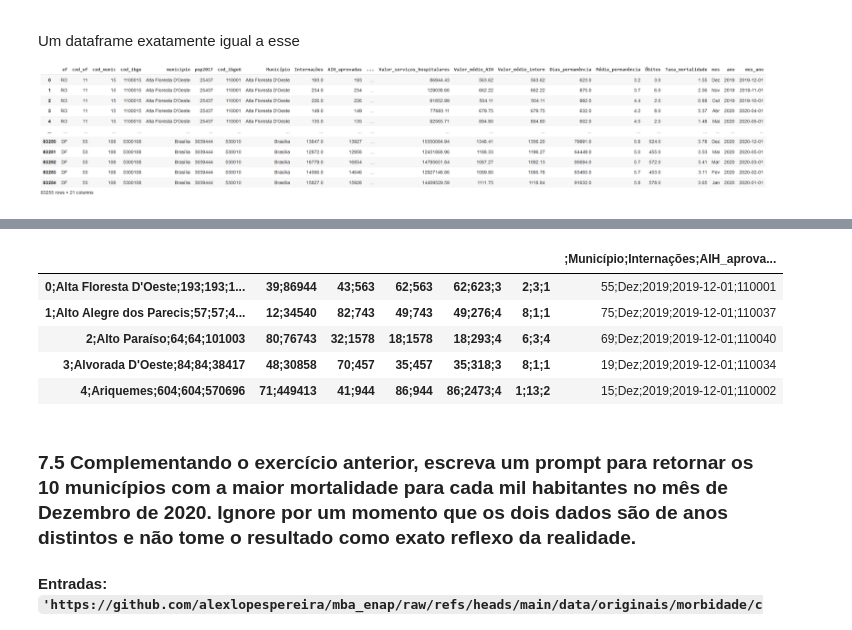
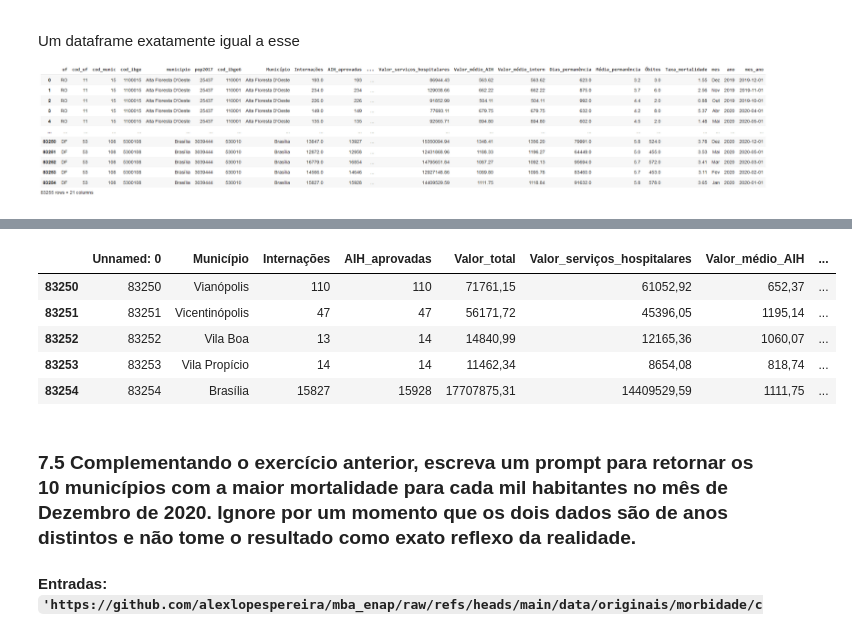
Before and after one commit to sebavassou/aula001py_mba, a Jupyter notebook: Exercicios/Aula7_Exercicio.ipynb, the cells around one changed output, grey strips where cells are left out. Cells and saved outputs as stored; diff of their text form; code cells hidden in the pictures.

```diff
--- a/Exercicios/Aula7_Exercicio.ipynb
+++ b/Exercicios/Aula7_Exercicio.ipynb
@@ -172,4 +172,4 @@ Um dataframe exatamente igual a esse
 
 ![image.png](embedded-picture-1)
 # %%
-df = pd.read_csv('https://github.com/alexlopespereira/mba_enap/raw/refs/heads/main/data/originais/morbidade/consolidado/morbidade.csv' )
+df = pd.read_csv('https://github.com/alexlopespereira/mba_enap/raw/refs/heads/main/data/originais/morbidade/consolidado/morbidade.csv', sep=';', encoding='utf-8')
@@ -178,12 +176,12 @@ SyntaxError: invalid syntax. Perhaps you forgot a comma? (<ipython-input-29-736e
 # %%
-df.head()
+df.tail()
 # %% [output]
-|  |  |  |  |  |  | ;Município;Internações;AIH_aprova... |
-| 0;Alta Floresta D'Oeste;193;193;1... | 39;86944 | 43;563 | 62;563 | 62;623;3 | 2;3;1 | 55;Dez;2019;2019-12-01;110001 |
-| 1;Alto Alegre dos Parecis;57;57;4... | 12;34540 | 82;743 | 49;743 | 49;276;4 | 8;1;1 | 75;Dez;2019;2019-12-01;110037 |
-| 2;Alto Paraíso;64;64;101003 | 80;76743 | 32;1578 | 18;1578 | 18;293;4 | 6;3;4 | 69;Dez;2019;2019-12-01;110040 |
-| 3;Alvorada D'Oeste;84;84;38417 | 48;30858 | 70;457 | 35;457 | 35;318;3 | 8;1;1 | 19;Dez;2019;2019-12-01;110034 |
-| 4;Ariquemes;604;604;570696 | 71;449413 | 41;944 | 86;944 | 86;2473;4 | 1;13;2 | 15;Dez;2019;2019-12-01;110002 |
+|  | Unnamed: 0 | Município | Internações | AIH_aprovadas | Valor_total | Valor_serviços_hospitalares | Valor_médio_AIH | ... |
+| 83250 | 83250 | Vianópolis | 110 | 110 | 71761,15 | 61052,92 | 652,37 | ... |
+| 83251 | 83251 | Vicentinópolis | 47 | 47 | 56171,72 | 45396,05 | 1195,14 | ... |
+| 83252 | 83252 | Vila Boa | 13 | 14 | 14840,99 | 12165,36 | 1060,07 | ... |
+| 83253 | 83253 | Vila Propício | 14 | 14 | 11462,34 | 8654,08 | 818,74 | ... |
+| 83254 | 83254 | Brasília | 15827 | 15928 | 17707875,31 | 14409529,59 | 1111,75 | ... |
 # %%
 prompt74="""AQUI"""
 # %%
```
Also changed, not shown: parts of 2 cells of this notebook.
